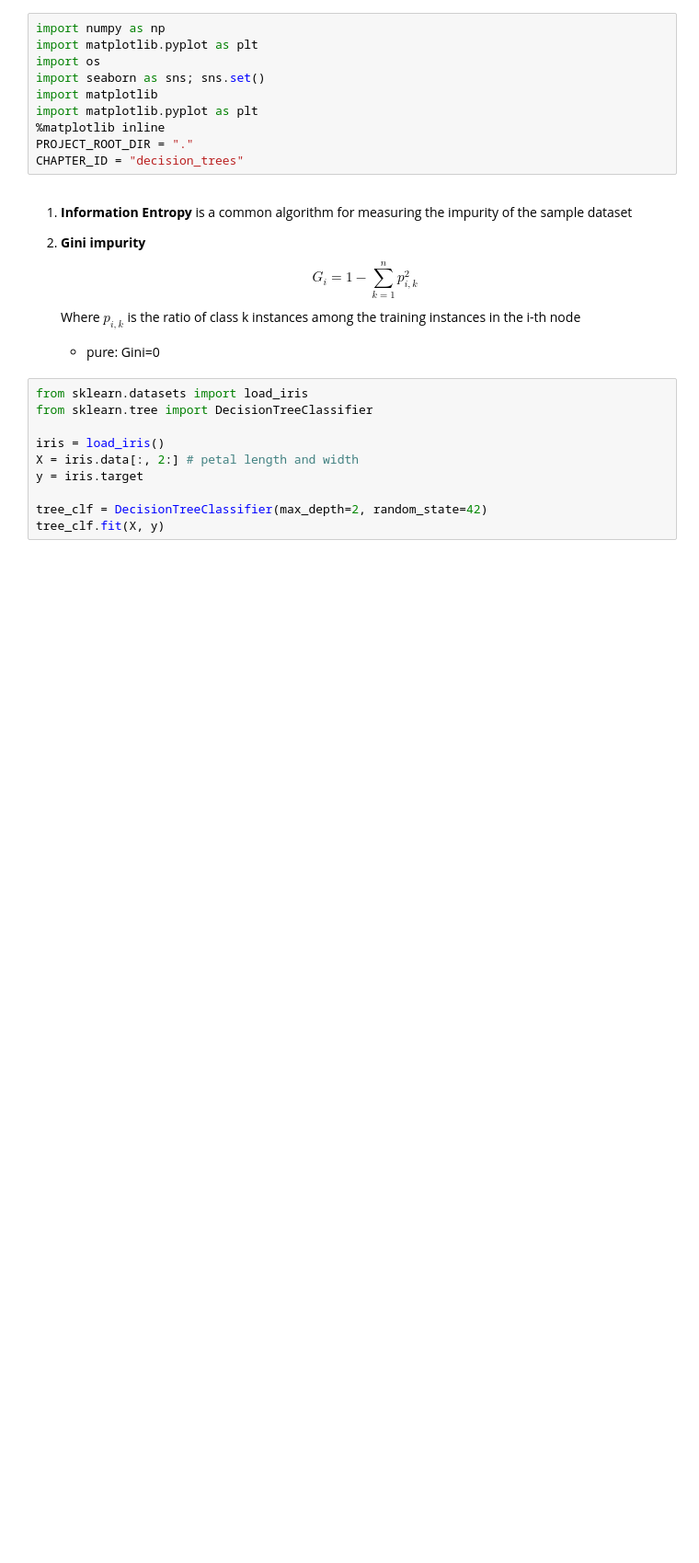
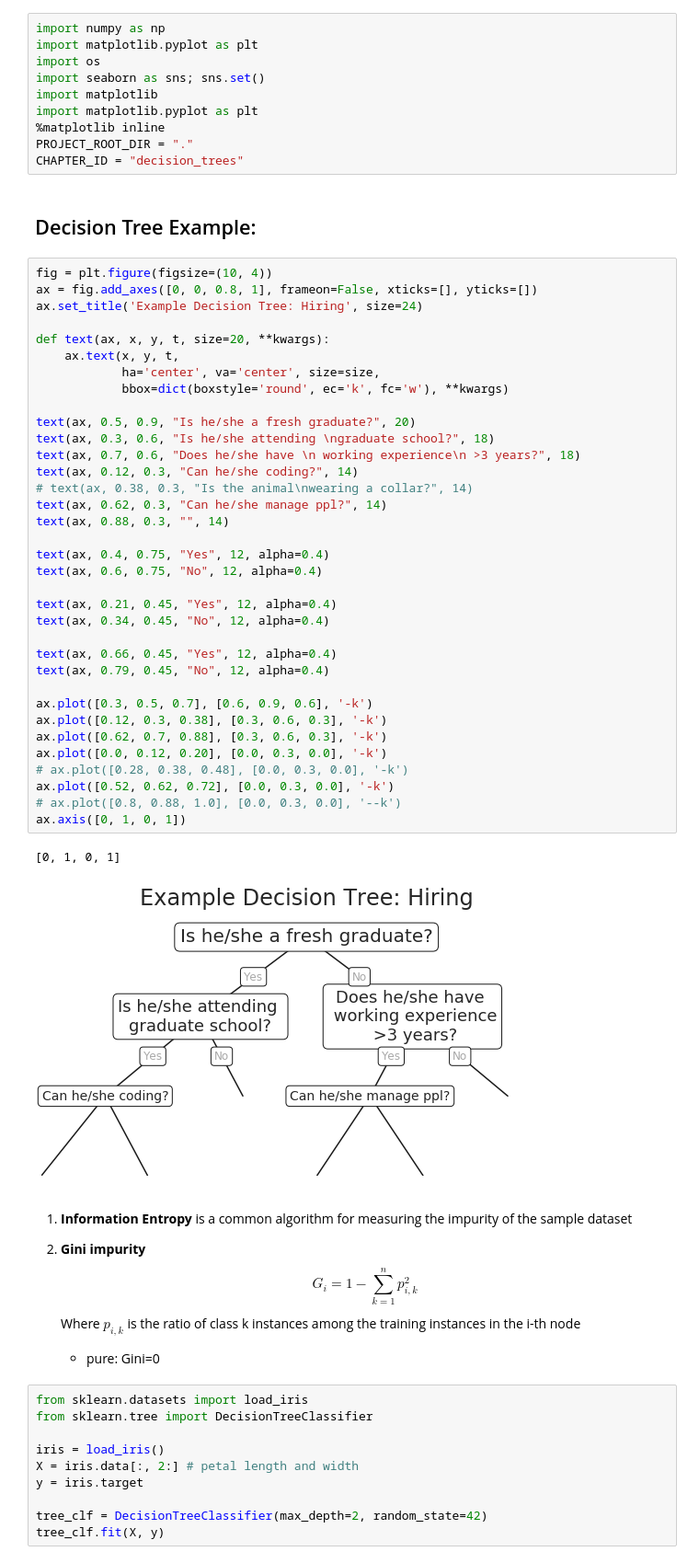
Before and after one commit to wrk1231/DataAnalysis-ML, a Jupyter notebook: Decision Tree.ipynb, the cells around one changed output. Shown at 92% size. Drawn from its saved outputs; the diff is of its cells as text; blank space fills up the shorter version.

```diff
--- a/Decision Tree.ipynb
+++ b/Decision Tree.ipynb
@@ -8,6 +8,46 @@ import matplotlib.pyplot as plt
 %matplotlib inline
 PROJECT_ROOT_DIR = "."
 CHAPTER_ID = "decision_trees"
+# %% [markdown]
+## Decision Tree Example:
+# %%
+fig = plt.figure(figsize=(10, 4))
+ax = fig.add_axes([0, 0, 0.8, 1], frameon=False, xticks=[], yticks=[])
+ax.set_title('Example Decision Tree: Hiring', size=24)
+
+def text(ax, x, y, t, size=20, **kwargs):
+    ax.text(x, y, t,
+            ha='center', va='center', size=size,
+            bbox=dict(boxstyle='round', ec='k', fc='w'), **kwargs)
+
+text(ax, 0.5, 0.9, "Is he/she a fresh graduate?", 20)
+text(ax, 0.3, 0.6, "Is he/she attending \ngraduate school?", 18)
+text(ax, 0.7, 0.6, "Does he/she have \n working experience\n >3 years?", 18)
+text(ax, 0.12, 0.3, "Can he/she coding?", 14)
+# text(ax, 0.38, 0.3, "Is the animal\nwearing a collar?", 14)
+text(ax, 0.62, 0.3, "Can he/she manage ppl?", 14)
+text(ax, 0.88, 0.3, "", 14)
+
+text(ax, 0.4, 0.75, "Yes", 12, alpha=0.4)
+text(ax, 0.6, 0.75, "No", 12, alpha=0.4)
+
+text(ax, 0.21, 0.45, "Yes", 12, alpha=0.4)
+text(ax, 0.34, 0.45, "No", 12, alpha=0.4)
+
+text(ax, 0.66, 0.45, "Yes", 12, alpha=0.4)
+text(ax, 0.79, 0.45, "No", 12, alpha=0.4)
+
+ax.plot([0.3, 0.5, 0.7], [0.6, 0.9, 0.6], '-k')
+ax.plot([0.12, 0.3, 0.38], [0.3, 0.6, 0.3], '-k')
+ax.plot([0.62, 0.7, 0.88], [0.3, 0.6, 0.3], '-k')
+ax.plot([0.0, 0.12, 0.20], [0.0, 0.3, 0.0], '-k')
+# ax.plot([0.28, 0.38, 0.48], [0.0, 0.3, 0.0], '-k')
+ax.plot([0.52, 0.62, 0.72], [0.0, 0.3, 0.0], '-k')
+# ax.plot([0.8, 0.88, 1.0], [0.0, 0.3, 0.0], '--k')
+ax.axis([0, 1, 0, 1])
+# %% [output]
+[0, 1, 0, 1]
+[figure, added]
 # %% [markdown]
 1. **Information Entropy** is a common algorithm for measuring the impurity of the sample dataset
 
```
Also changed, not shown: parts of 8 cells of this notebook.
